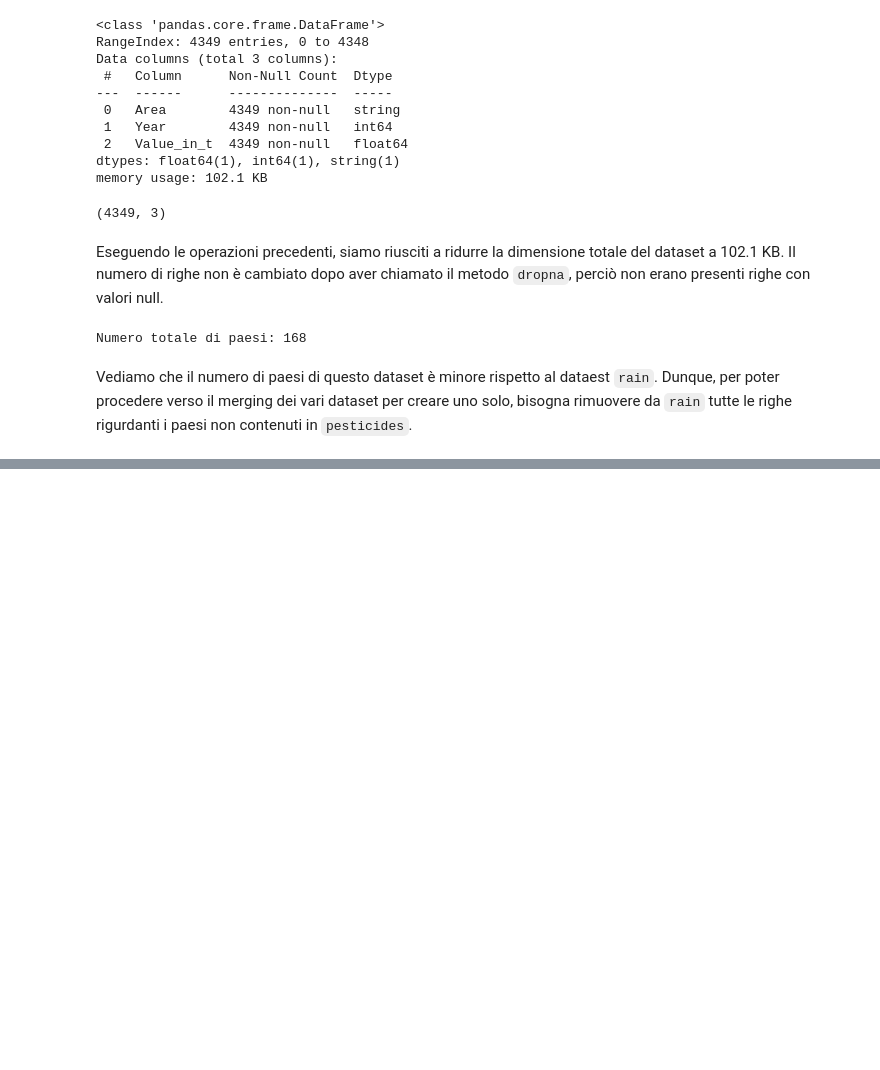
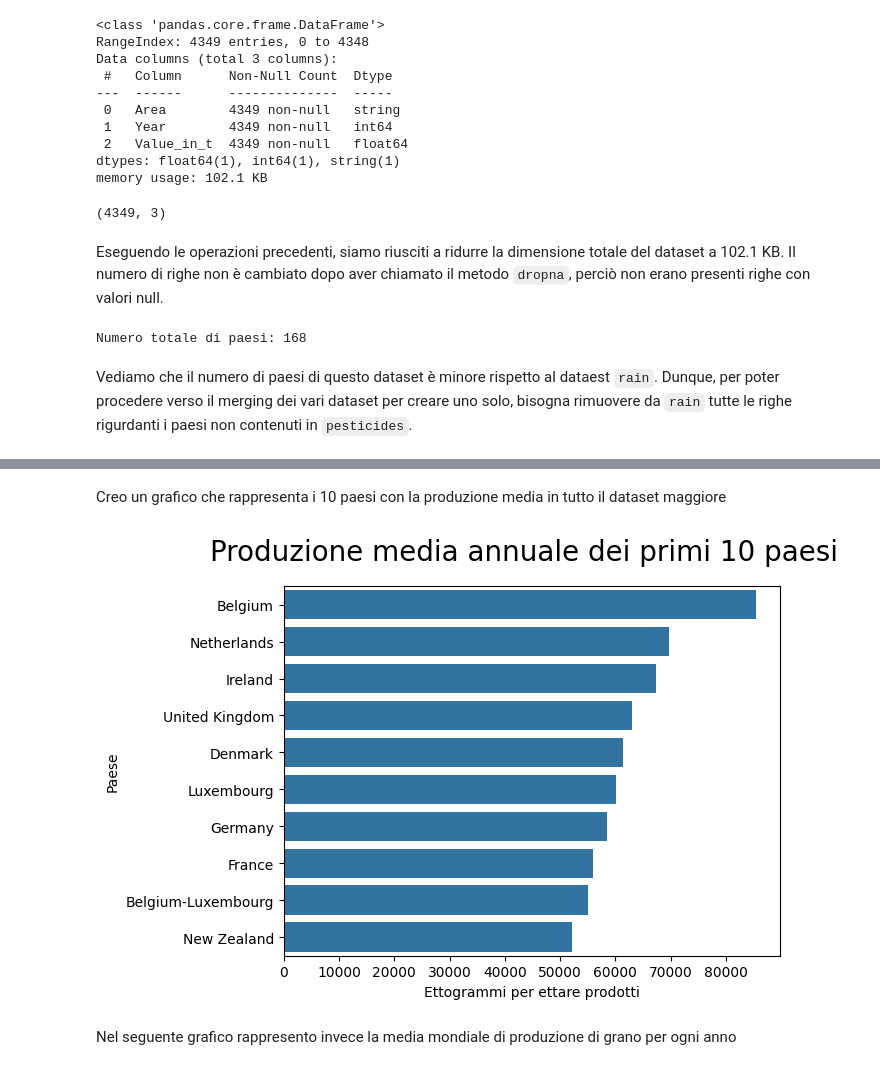
Before and after one commit to eduardalexandrut/WheatYieldPredictor, a Jupyter notebook: WheatPricePredictor.ipynb, the cells around one changed output, grey strips where cells are left out. Saved outputs shown, nothing was run; the diff lists cells and outputs as text; code cells hidden in the pictures; blank space fills up the shorter version.

Commit message:
Added temperature and yield studies

```diff
--- a/WheatPricePredictor.ipynb
+++ b/WheatPricePredictor.ipynb
@@ -215,0 +354,2 @@ Vediamo che il numero di paesi di questo dataset è minore rispetto al dataest `
+# %%
+yield_data = yield_data.drop(columns=['Domain Code', 'Domain', 'Year Code', 'Item Code', 'Element Code', 'Element', 'Unit'])
@@ -215,0 +358,3 @@ Vediamo che il numero di paesi di questo dataset è minore rispetto al dataest `
+# %%
+wheat_yield_data = yield_data[yield_data['Item']=='Wheat']
+wheat_yield_data
@@ -215,0 +375,22 @@ Vediamo che il numero di paesi di questo dataset è minore rispetto al dataest `
+# %% [markdown]
+Creo un grafico che rappresenta i 10 paesi con la produzione media in tutto il dataset maggiore
+# %%
+yield_country_list = wheat_yield_data['Area'].unique()
+avg_wheat_production_per_country = {}
+for i in yield_country_list:
+    avg_wheat_production_per_country[i] = wheat_yield_data[wheat_yield_data['Area']==i]['Value'].mean()
+# %%
+avg_wheat_production_per_country = sorted(avg_wheat_production_per_country.items(), key=lambda kv: kv[1], reverse=True)
+avg_wheat_production_per_country = avg_wheat_production_per_country[:10]
+# %%
+area, value = zip(*avg_wheat_production_per_country)
+plt.figure()
+plt.suptitle('Produzione media annuale dei primi 10 paesi', fontsize=20)
+sns.barplot(y = area, x = value)
+plt.xlabel('Ettogrammi per ettare prodotti')
+plt.ylabel('Paese')
+plt.show()
+# %% [output]
+[figure, added]
+# %% [markdown]
+Nel seguente grafico rappresento invece la media mondiale di produzione di grano per ogni anno
```
Also changed, not shown: parts of 27 cells of this notebook.
